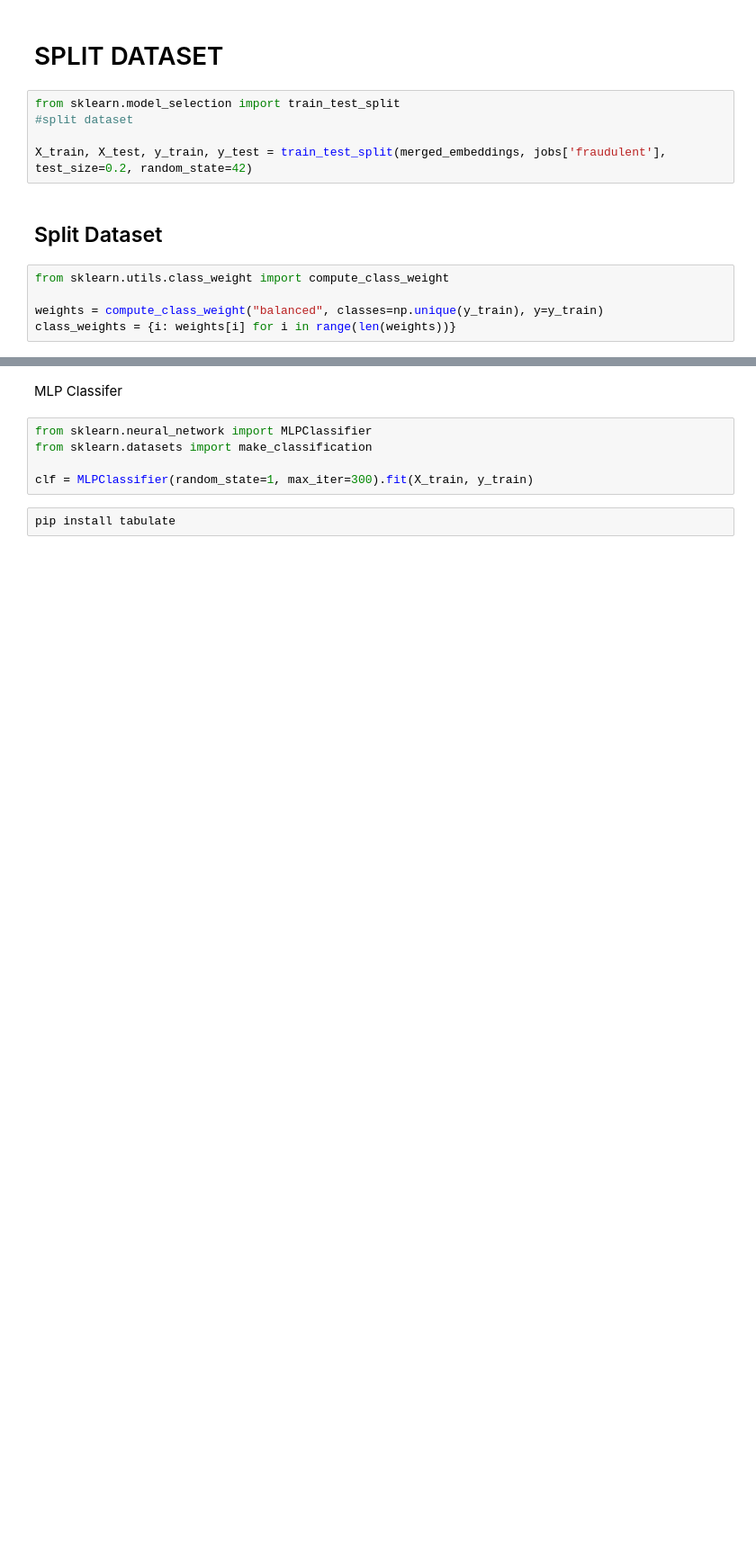
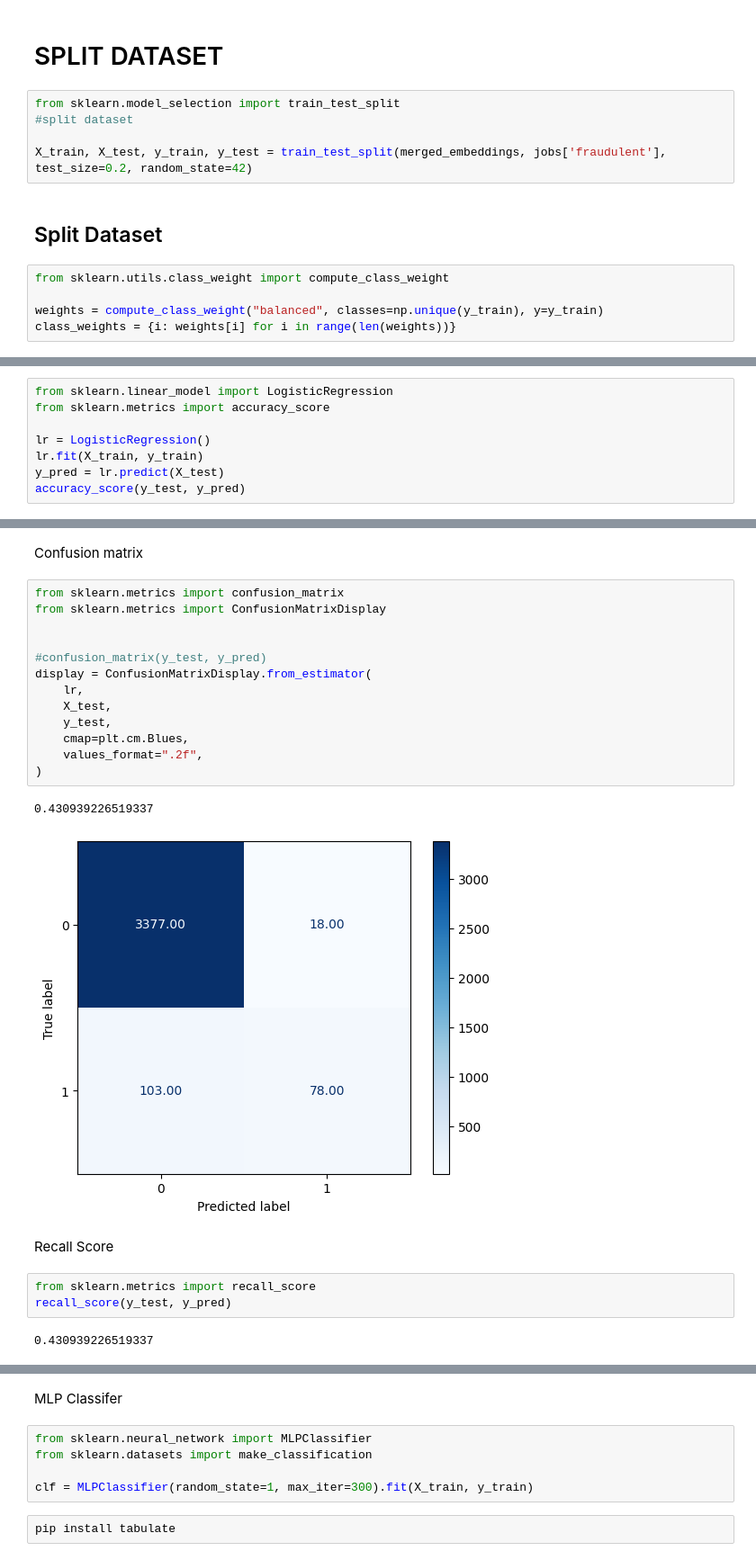
Before and after one commit to avocoder123/JobVerifier.ai, a Jupyter notebook: job_verifier.ipynb, the cells around one changed output, grey strips where cells are left out. Shown at 90% size. Saved outputs shown, nothing was run; the diff lists cells and outputs as text; blank space fills up the shorter version.

```diff
--- a/job_verifier.ipynb
+++ b/job_verifier.ipynb
@@ -230,0 +297,8 @@ class_weights = {i: weights[i] for i in range(len(weights))}
+# %%
+from sklearn.linear_model import LogisticRegression
+from sklearn.metrics import accuracy_score
+
+lr = LogisticRegression()
+lr.fit(X_train, y_train)
+y_pred = lr.predict(X_test)
+accuracy_score(y_test, y_pred)
@@ -230,0 +314,25 @@ class_weights = {i: weights[i] for i in range(len(weights))}
+# %% [markdown]
+Confusion matrix
+# %%
+from sklearn.metrics import confusion_matrix
+from sklearn.metrics import ConfusionMatrixDisplay
+
+
+#confusion_matrix(y_test, y_pred)
+display = ConfusionMatrixDisplay.from_estimator(
+    lr,
+    X_test,
+    y_test,
+    cmap=plt.cm.Blues,
+    values_format=".2f",
+)
+# %% [output]
+0.430939226519337
+[figure, added]
+# %% [markdown]
+Recall Score
+# %%
+from sklearn.metrics import recall_score
+recall_score(y_test, y_pred)
+# %% [output]
+0.430939226519337
```
Also changed, not shown: parts of 15 cells of this notebook.
